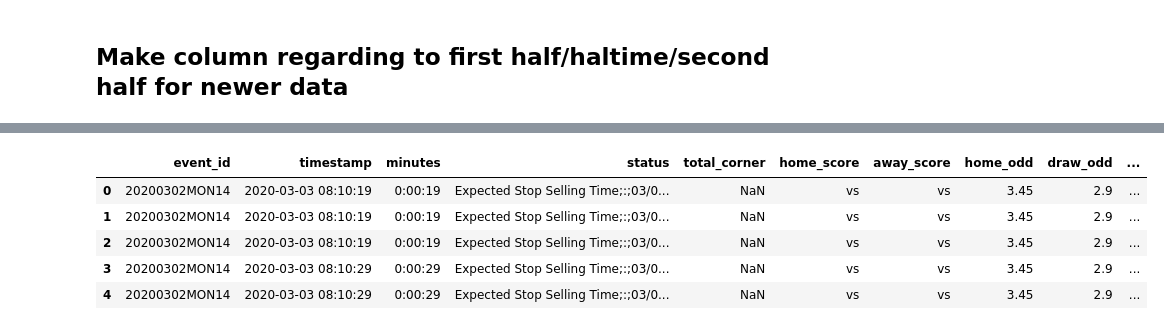
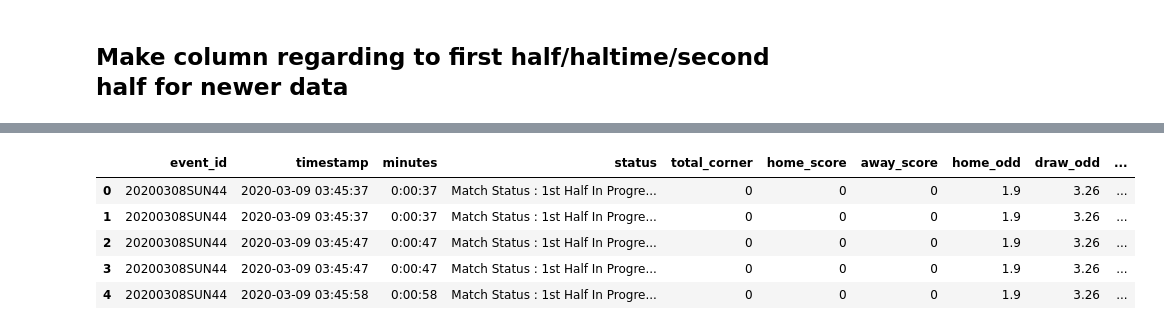
Before and after one commit to tysonwu/odds-crawl-app, a Jupyter notebook: development/data_collection/signal_analysis.ipynb, the cells around one changed output, grey strips where cells are left out. Cells and saved outputs as stored; diff of their text form; code cells hidden in the pictures.

```diff
--- a/development/data_collection/signal analysis.ipynb
+++ b/development/data_collection/signal_analysis.ipynb
@@ -269,23 +259,26 @@ array(['Expected Stop Selling Time;:;03/03 08:10',
 # %%
+df = pd.read_csv('data/20200308SUN44.csv')
+df['status'].unique()
+
 def get_match_status(s):
     if 'Selling Time' in s:
         return 'pre'
     if '1st Half' in s:
         return '1st half'
     if 'Half Time' in s:
         return 'half time'
     if '2nd Half' in s:
         return '2nd half'
     else:
         return None
 
 df['match_status'] = df['status'].apply(get_match_status)
 df.head()
 # %% [output]
 |  | event_id | timestamp | minutes | status | total_corner | home_score | away_score | home_odd | draw_odd | ... |
-| 0 | 20200302MON14 | 2020-03-03 08:10:19 | 0:00:19 | Expected Stop Selling Time;:;03/0... | NaN | vs | vs | 3.45 | 2.9 | ... |
-| 1 | 20200302MON14 | 2020-03-03 08:10:19 | 0:00:19 | Expected Stop Selling Time;:;03/0... | NaN | vs | vs | 3.45 | 2.9 | ... |
-| 2 | 20200302MON14 | 2020-03-03 08:10:19 | 0:00:19 | Expected Stop Selling Time;:;03/0... | NaN | vs | vs | 3.45 | 2.9 | ... |
-| 3 | 20200302MON14 | 2020-03-03 08:10:29 | 0:00:29 | Expected Stop Selling Time;:;03/0... | NaN | vs | vs | 3.45 | 2.9 | ... |
-| 4 | 20200302MON14 | 2020-03-03 08:10:29 | 0:00:29 | Expected Stop Selling Time;:;03/0... | NaN | vs | vs | 3.45 | 2.9 | ... |
+| 0 | 20200308SUN44 | 2020-03-09 03:45:37 | 0:00:37 | Match Status : 1st Half In Progre... | 0 | 0 | 0 | 1.9 | 3.26 | ... |
+| 1 | 20200308SUN44 | 2020-03-09 03:45:37 | 0:00:37 | Match Status : 1st Half In Progre... | 0 | 0 | 0 | 1.9 | 3.26 | ... |
+| 2 | 20200308SUN44 | 2020-03-09 03:45:47 | 0:00:47 | Match Status : 1st Half In Progre... | 0 | 0 | 0 | 1.9 | 3.26 | ... |
+| 3 | 20200308SUN44 | 2020-03-09 03:45:47 | 0:00:47 | Match Status : 1st Half In Progre... | 0 | 0 | 0 | 1.9 | 3.26 | ... |
+| 4 | 20200308SUN44 | 2020-03-09 03:45:58 | 0:00:58 | Match Status : 1st Half In Progre... | 0 | 0 | 0 | 1.9 | 3.26 | ... |
 # %%
```
Also changed, not shown: parts of 5 cells of this notebook, 7 other files.
